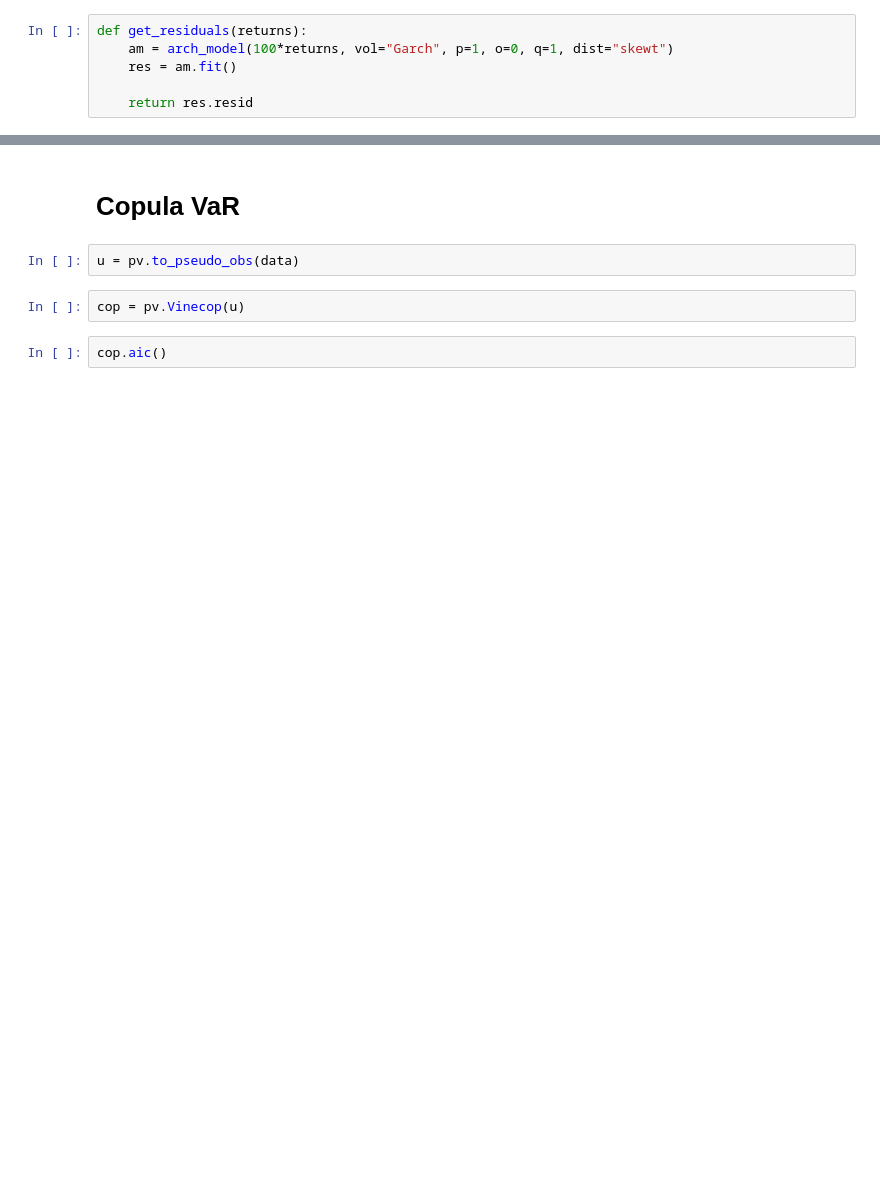
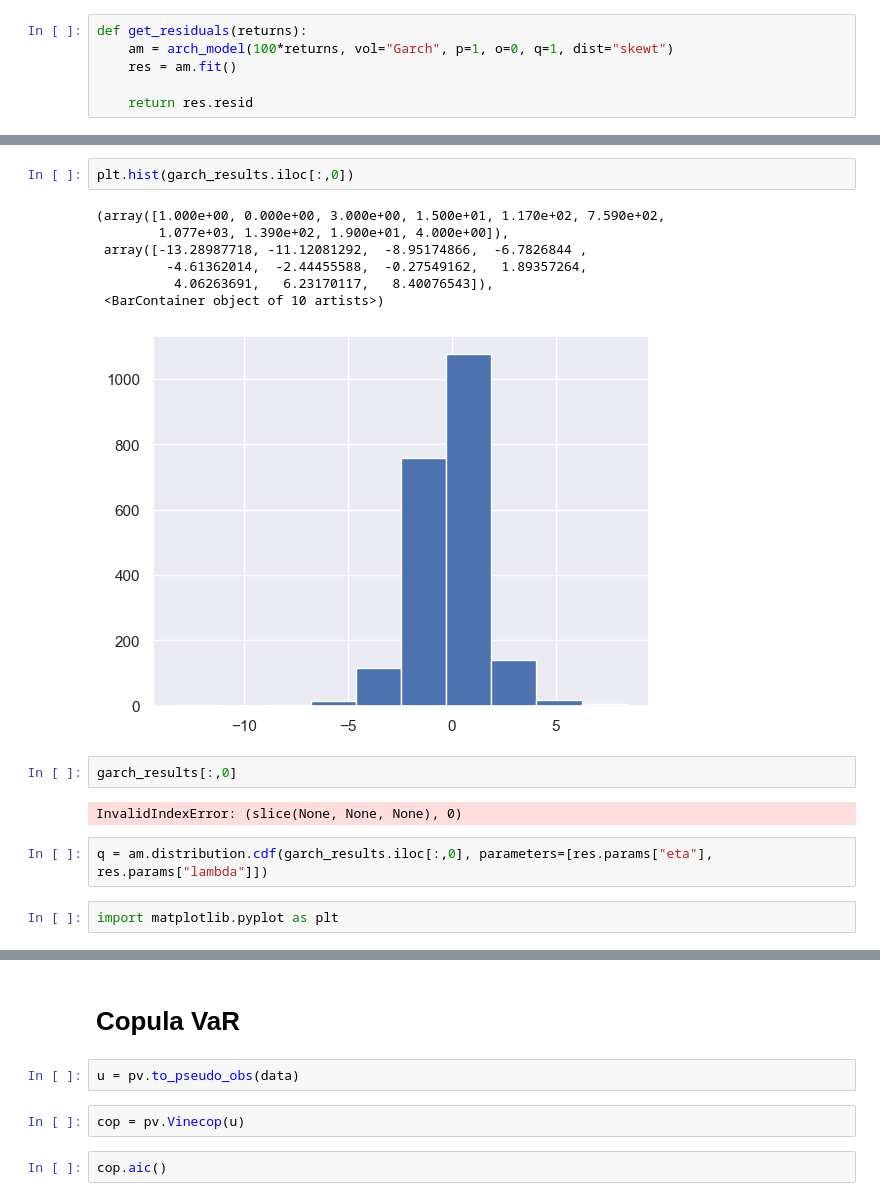
Before and after one commit to memlein/Copula-GARCH-for-Value-at-Risk-Prediction, a Jupyter notebook: VaR.ipynb, the cells around one changed output, grey strips where cells are left out. Saved outputs shown, nothing was run; the diff lists cells and outputs as text; blank space fills up the shorter version.

```diff
--- a/VaR.ipynb
+++ b/VaR.ipynb
@@ -144,0 +187,18 @@ garch_results
+# %%
+plt.hist(garch_results.iloc[:,0])
+# %% [output]
+(array([1.000e+00, 0.000e+00, 3.000e+00, 1.500e+01, 1.170e+02, 7.590e+02,
+        1.077e+03, 1.390e+02, 1.900e+01, 4.000e+00]),
+ array([-13.28987718, -11.12081292,  -8.95174866,  -6.7826844 ,
+         -4.61362014,  -2.44455588,  -0.27549162,   1.89357264,
+          4.06263691,   6.23170117,   8.40076543]),
+ <BarContainer object of 10 artists>)
+[figure, added]
+# %%
+garch_results[:,0]
+# %% [output]
+InvalidIndexError: (slice(None, None, None), 0)
+# %%
+q = am.distribution.cdf(garch_results.iloc[:,0], parameters=[res.params["eta"], res.params["lambda"]])
+# %%
+import matplotlib.pyplot as plt
```
Also changed, not shown: parts of 22 cells of this notebook.
